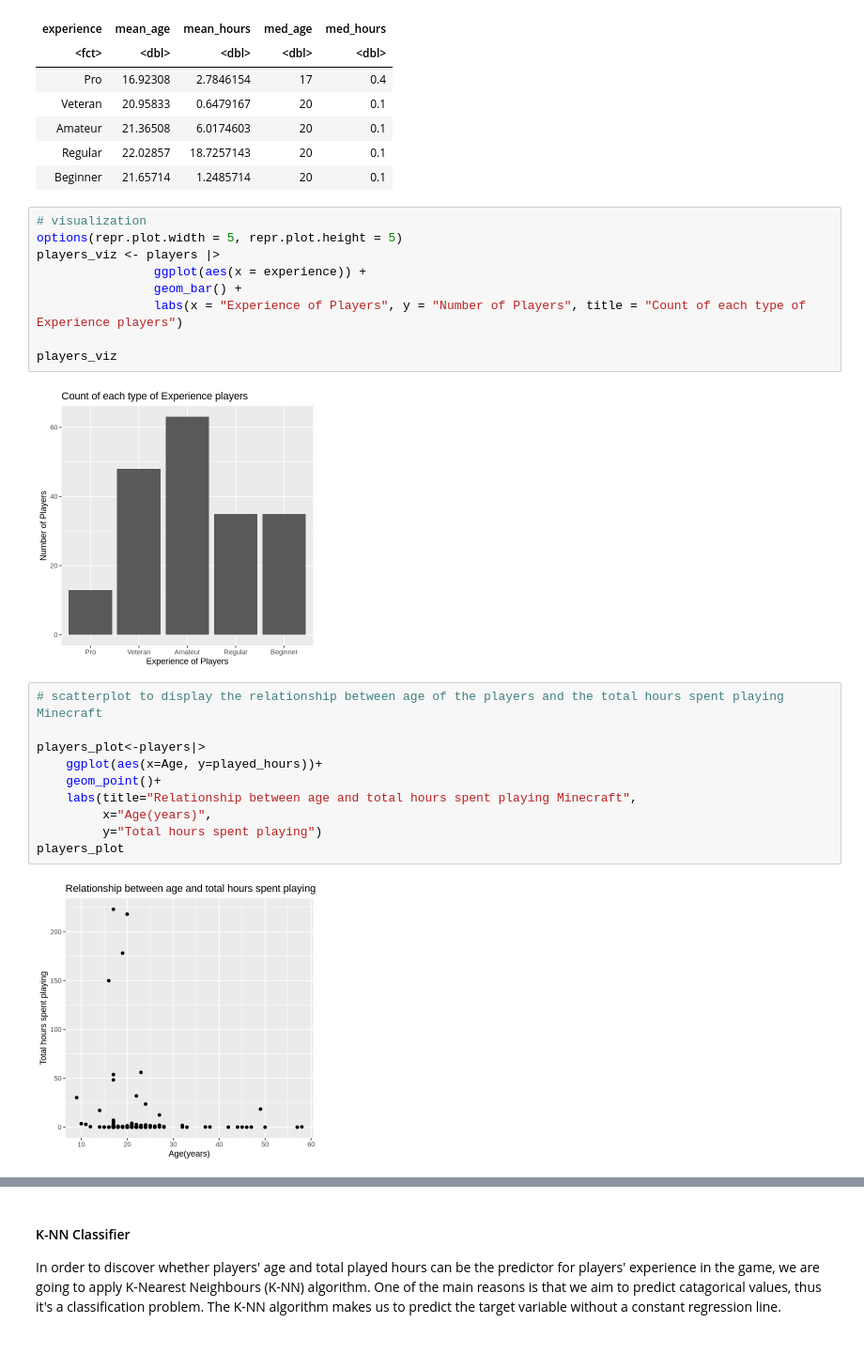
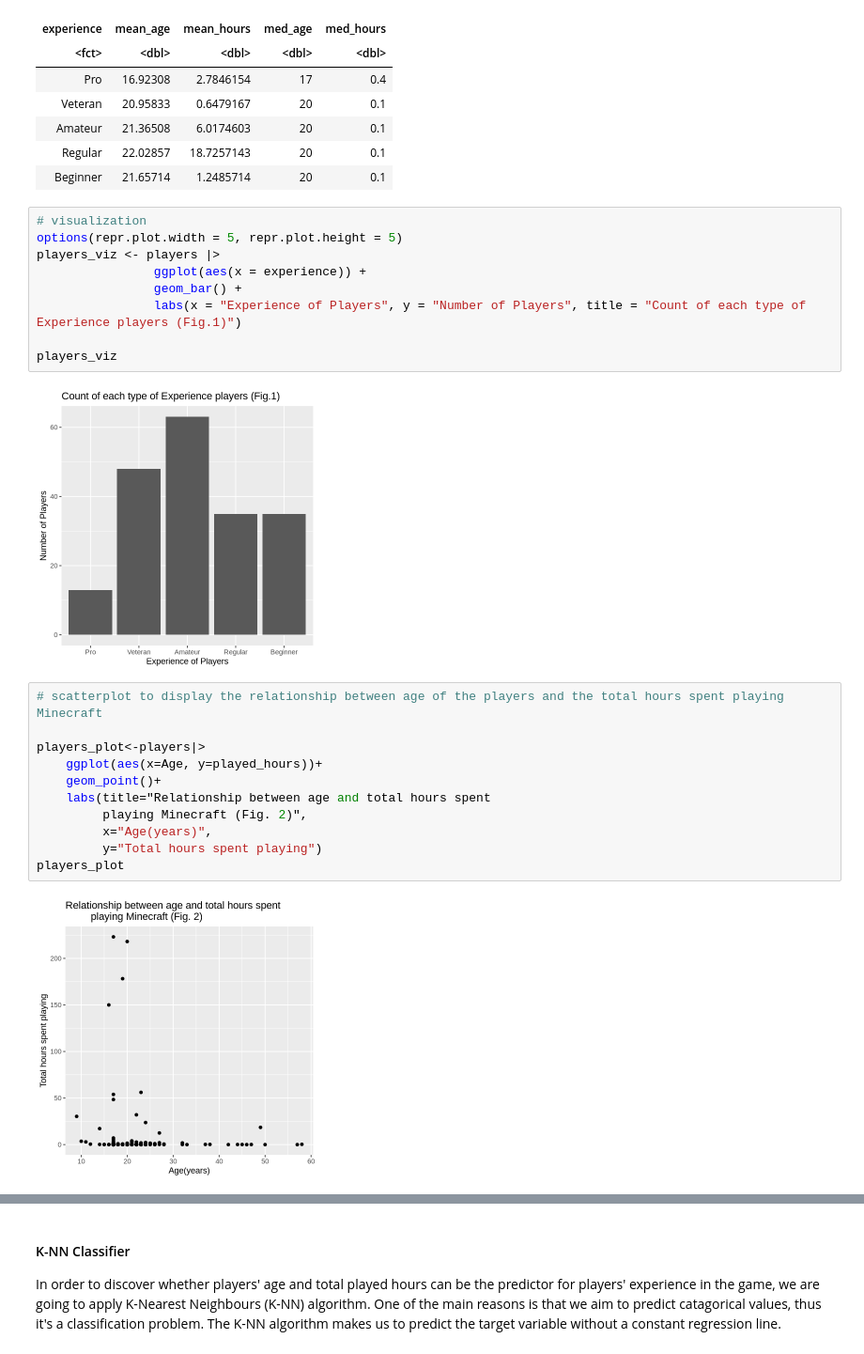
Before and after one commit to audryleine-isidro/dsci-final-project, a Jupyter notebook: Project Final Report- project 009- 35.ipynb, the cells around one changed output, grey strips where cells are left out. Shown at 94% size. Saved outputs shown, nothing was run; the diff lists cells and outputs as text.

```diff
--- a/Project Final Report- project 009- 35.ipynb
+++ b/Project Final Report- project 009- 35.ipynb
@@ -130,21 +137,22 @@ options(repr.plot.width = 5, repr.plot.height = 5)
 players_viz <- players |>
                 ggplot(aes(x = experience)) +
                 geom_bar() +
-                labs(x = "Experience of Players", y = "Number of Players", title = "Count of each type of Experience players")
+                labs(x = "Experience of Players", y = "Number of Players", title = "Count of each type of Experience players (Fig.1)")
 
 players_viz
 # %% [output]
-[figure, old version]
+[figure, new version]
 # %%
 # scatterplot to display the relationship between age of the players and the total hours spent playing Minecraft
 
 players_plot<-players|>
     ggplot(aes(x=Age, y=played_hours))+
     geom_point()+
-    labs(title="Relationship between age and total hours spent playing Minecraft",
+    labs(title="Relationship between age and total hours spent
+         playing Minecraft (Fig. 2)",
          x="Age(years)",
          y="Total hours spent playing")
 players_plot
 # %% [output]
-[figure, old version]
+[figure, new version]
 # %% [markdown]
```
Also changed, not shown: parts of 13 cells of this notebook.
